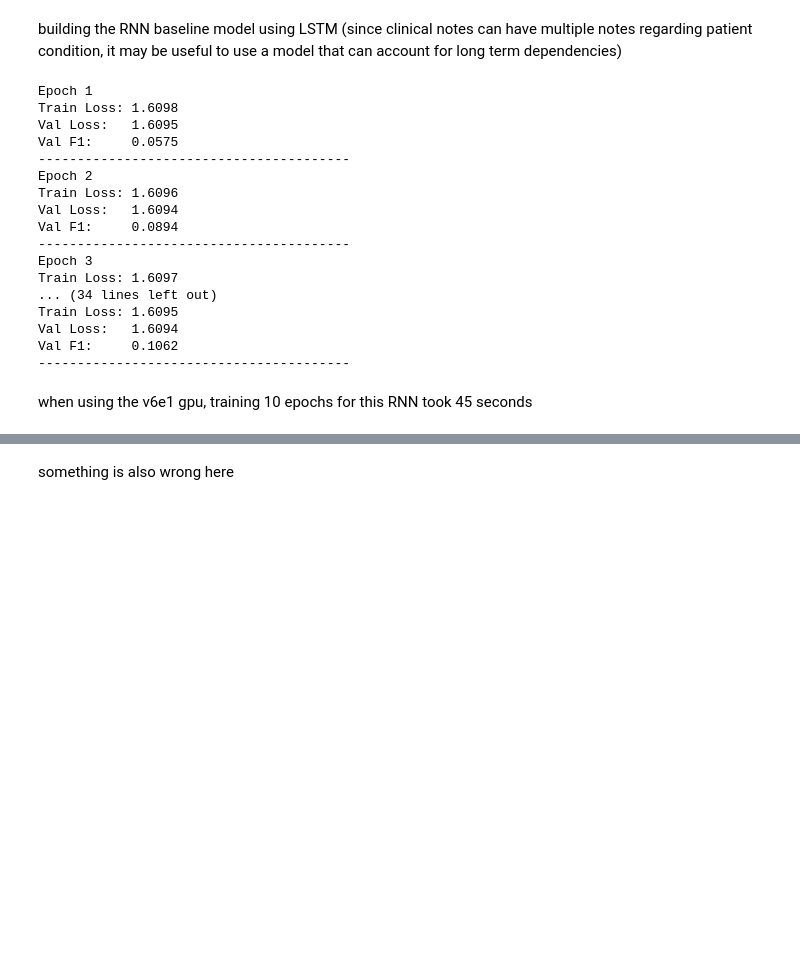
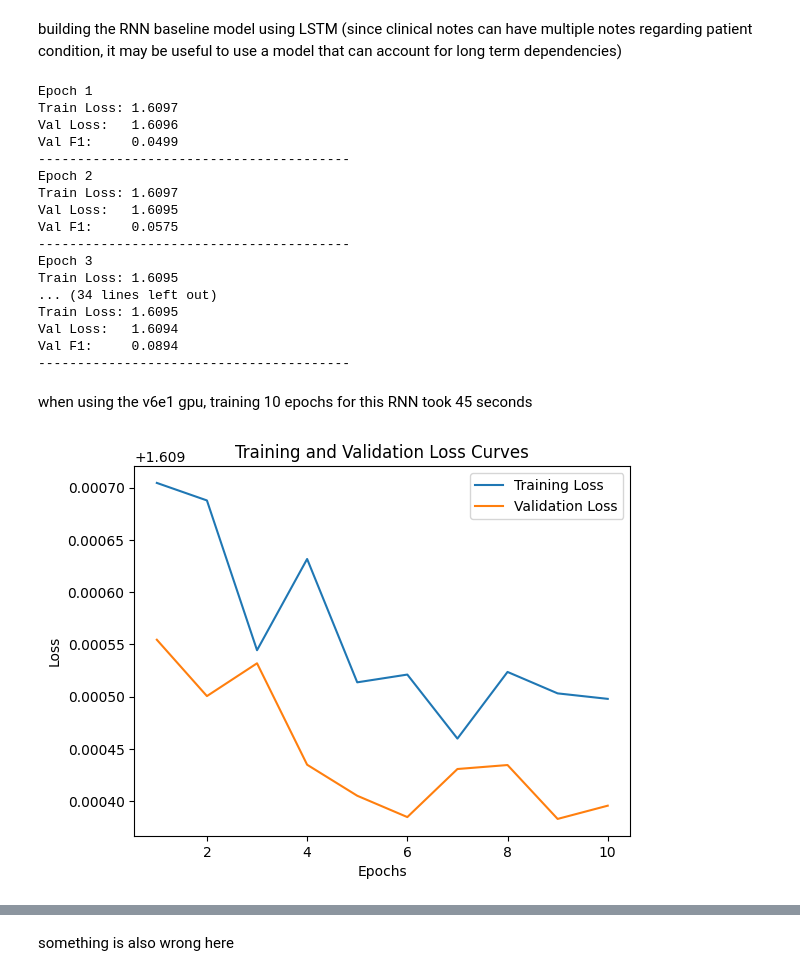
Before and after one commit to emilyrgarman/ml3finalproject_triage, a Jupyter notebook: baseline_rnn_models.ipynb, the cells around one changed output, grey strips where cells are left out. Drawn from its saved outputs; the diff is of its cells as text; code cells hidden in the pictures; blank space fills up the shorter version.

Commit message:
plotted loss curves for RNN model

```diff
--- a/baseline_rnn_models.ipynb
+++ b/baseline_rnn_models.ipynb
@@ -262,6 +262,8 @@ criterion = nn.CrossEntropyLoss(
 
 from sklearn.metrics import f1_score
 import numpy as np
+
+train_losses, val_losses = [], []
 
 for epoch in range(10):
     # train
@@ -300,6 +302,8 @@ for epoch in range(10):
 
     avg_val_loss = val_loss / len(val_text_loader)
     f1 = f1_score(trues, preds, average='macro')
+    train_losses.append(avg_train_loss)
+    val_losses.append(avg_val_loss)
 
     print(f"Epoch {epoch+1}")
     print(f"Train Loss: {avg_train_loss:.4f}")
@@ -308,24 +312,41 @@ for epoch in range(10):
     print("-" * 40)
 # %% [output]
 Epoch 1
-Train Loss: 1.6098
+Train Loss: 1.6097
+Val Loss:   1.6096
+Val F1:     0.0499
+----------------------------------------
+Epoch 2
+Train Loss: 1.6097
 Val Loss:   1.6095
 Val F1:     0.0575
 ----------------------------------------
-Epoch 2
-Train Loss: 1.6096
+Epoch 3
+Train Loss: 1.6095
+... (34 lines left out)
+Train Loss: 1.6095
 Val Loss:   1.6094
 Val F1:     0.0894
 ----------------------------------------
-Epoch 3
-Train Loss: 1.6097
-... (34 lines left out)
-Train Loss: 1.6095
-Val Loss:   1.6094
-Val F1:     0.1062
-----------------------------------------
 # %% [markdown]
 when using the v6e1 gpu, training 10 epochs for this RNN took 45 seconds
+# %%
+import matplotlib.pyplot as plt
+def plot_losses(train_losses, val_losses):
+  # plotting the loss curve
+  epochs = range(1, len(train_losses) + 1)
+  plt.plot(epochs, train_losses, label='Training Loss')
+  plt.plot(epochs, val_losses, label='Validation Loss')
+  plt.xlabel('Epochs')
+  plt.ylabel('Loss')
+  plt.legend()
+  plt.title('Training and Validation Loss Curves')
+
+  plt.show()
+
+plot_losses(train_losses, val_losses)
+# %% [output]
+[figure, added]
 # %%
 def get_rnn_outputs(model, X):
     model.eval()
```
Also changed, not shown: parts of 4 cells of this notebook.
